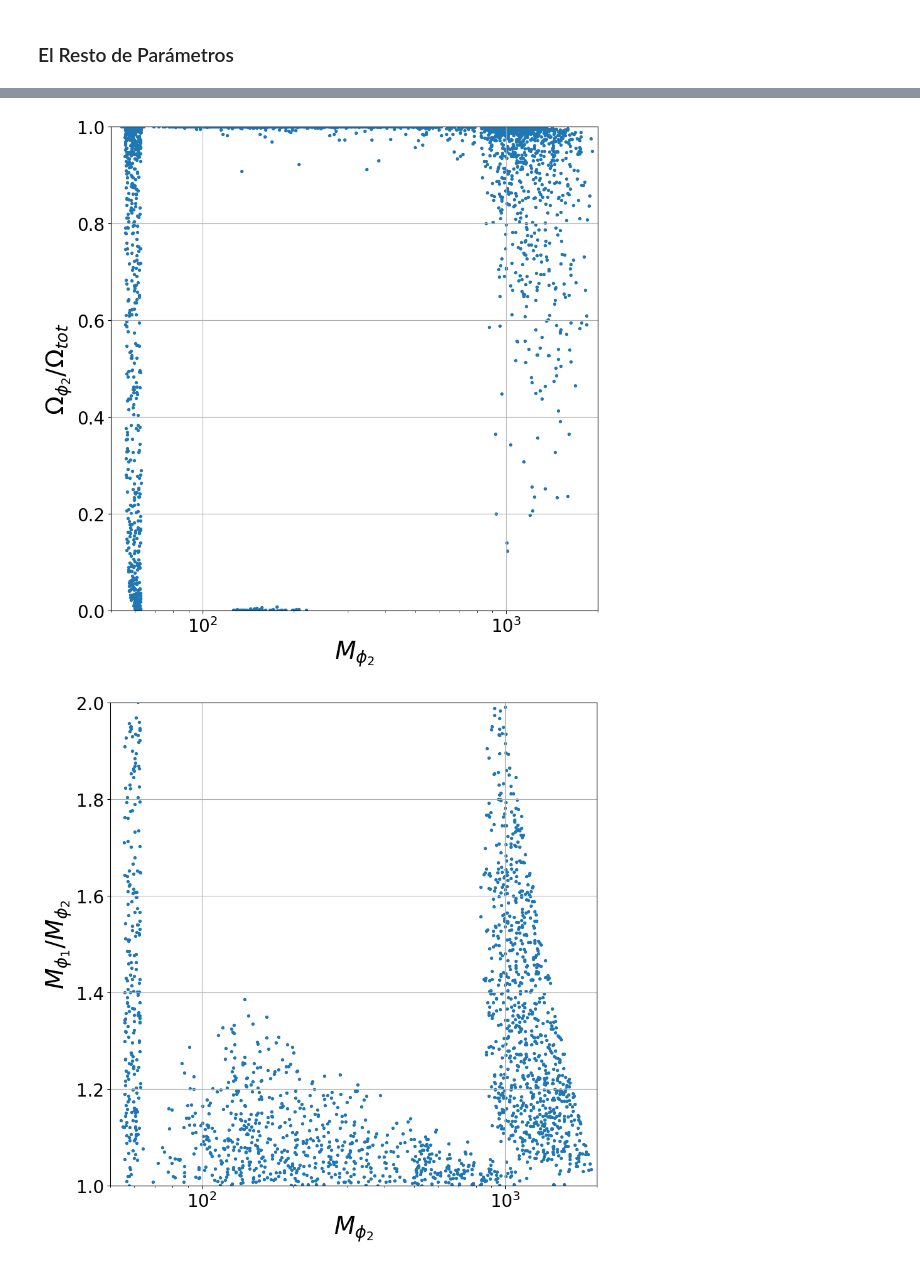
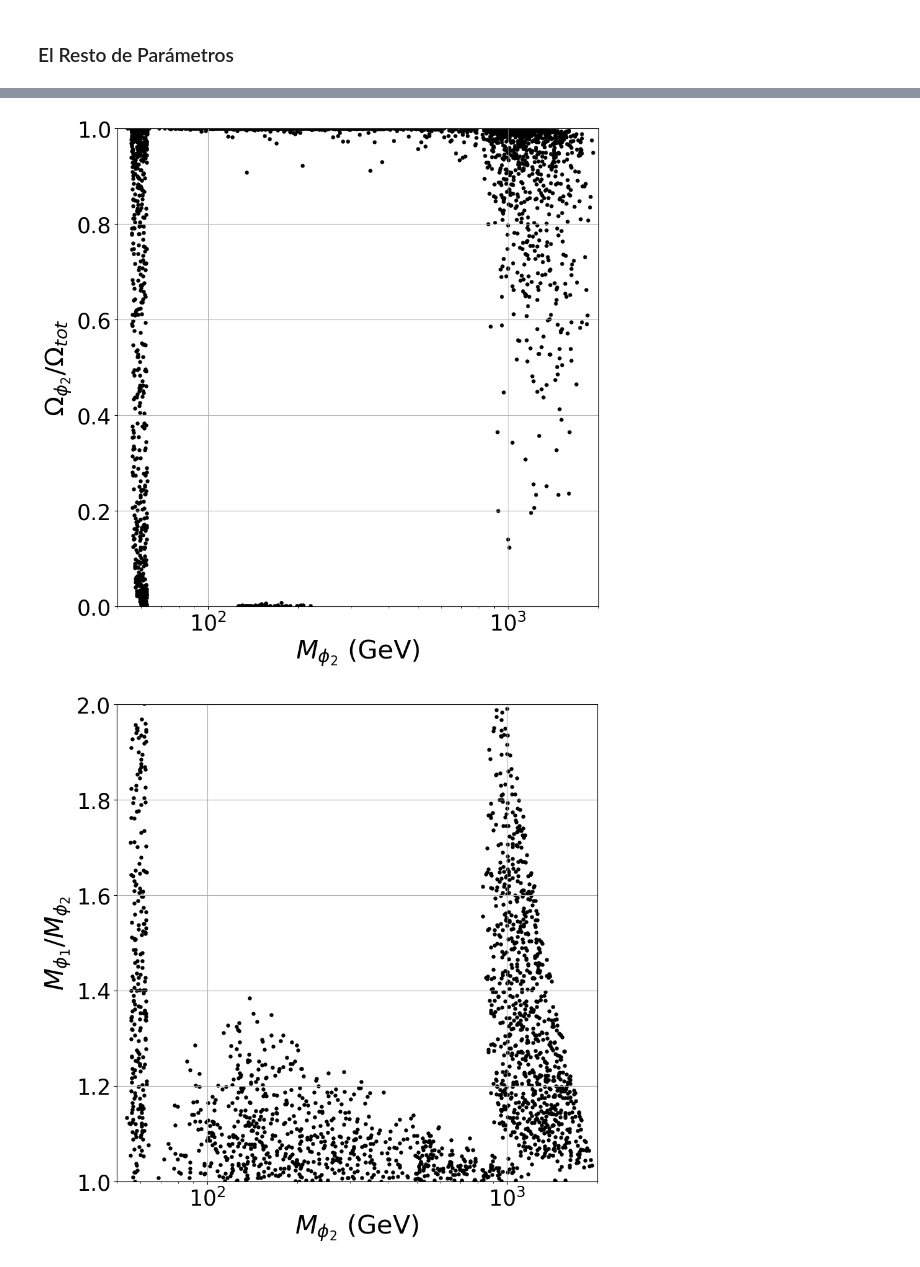
Before and after one commit to sgogoeg/tdg, a Jupyter notebook: Scripts/2SDMZ4/plots_and_analysis.ipynb, the cells around one changed output, grey strips where cells are left out. Saved outputs shown, nothing was run; the diff lists cells and outputs as text; code cells hidden in the pictures.

```diff
--- a/Scripts/2SDMZ4/plots_and_analysis.ipynb
+++ b/Scripts/2SDMZ4/plots_and_analysis.ipynb
@@ -422,35 +424,35 @@ plt.show()
 # %%
 plt.figure(figsize=(10,10))
-plt.scatter(data_filtered[:,2],data_filtered[:,-2]/(data_filtered[:, -2] + data_filtered[:, -3]), s=8)
+plt.scatter(data_filtered[:,2],data_filtered[:,-2]/(data_filtered[:, -2] + data_filtered[:, -3]), color = 'black', s=13)
 plt.xscale('log')
 
-plt.xticks(size=20)
-plt.yticks(size=20)
-plt.ylabel(r"$\Omega_{\phi_2} / \Omega_{tot}$", size=28)
-plt.xlabel(r"$M_{\phi_2}$", size=28)
+plt.xticks(size=25)
+plt.yticks(size=25)
+plt.ylabel(r"$\Omega_{\phi_2} / \Omega_{tot}$", size=30)
+plt.xlabel(r"$M_{\phi_2}$ (GeV)", size=30)
 plt.xlim(5e1,2e3)
 plt.ylim(0,1)
 plt.grid()
-plt.savefig("plots/relicdensity1.png")
+plt.savefig("plots/relicdensity1.eps", bbox_inches='tight')
 plt.show()
 # %% [output]
-[figure, old version]
+[figure, new version]
 # %%
 plt.figure(figsize=(10,10))
-plt.scatter(data_filtered[:,2],data_filtered[:,0]/(data_filtered[:,2]), s=8)
+plt.scatter(data_filtered[:,2],data_filtered[:,0]/(data_filtered[:,2]), color = 'black', s=13)
 plt.xscale('log')
 
-plt.xticks(size=20)
-plt.yticks(size=20)
-plt.ylabel(r"$M_{\phi_1} / M_{\phi_2} $", size=28)
-plt.xlabel(r"$M_{\phi_2}$", size=28)
+plt.xticks(size=25)
+plt.yticks(size=25)
+plt.ylabel(r"$M_{\phi_1} / M_{\phi_2} $", size=30)
+plt.xlabel(r"$M_{\phi_2}$ (GeV)", size=30)
 plt.xlim(5e1,2e3)
 plt.ylim(1,2)
 plt.grid()
-plt.savefig("plots/relicdensity2.png")
+plt.savefig("plots/relicdensity2.eps", bbox_inches='tight')
 plt.show()
 # %% [output]
-[figure, old version]
+[figure, new version]
 # %%
 plt.figure(figsize=(10, 10))
 
```
Also changed, not shown: parts of 7 cells of this notebook, 27 other files.
